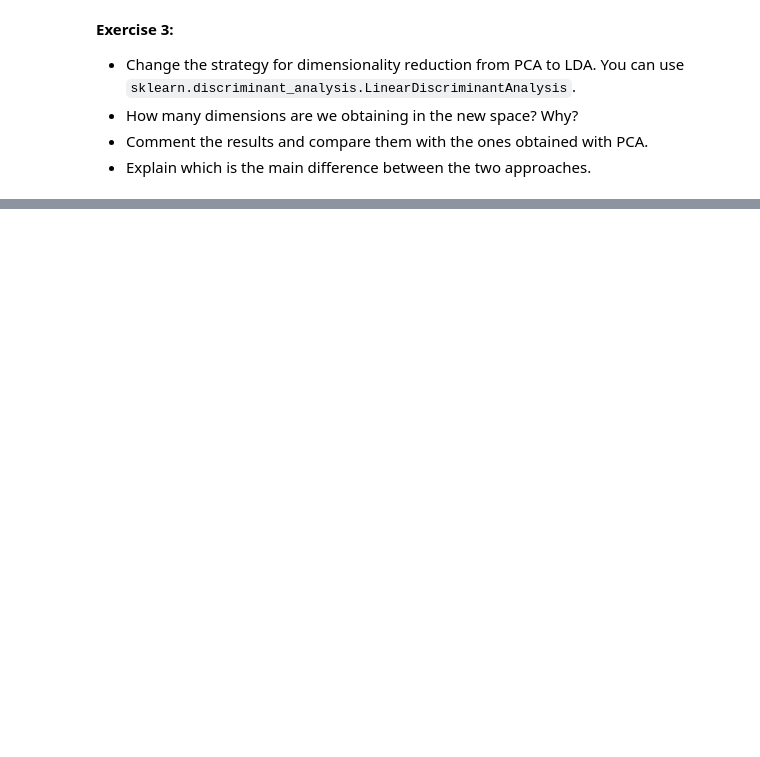
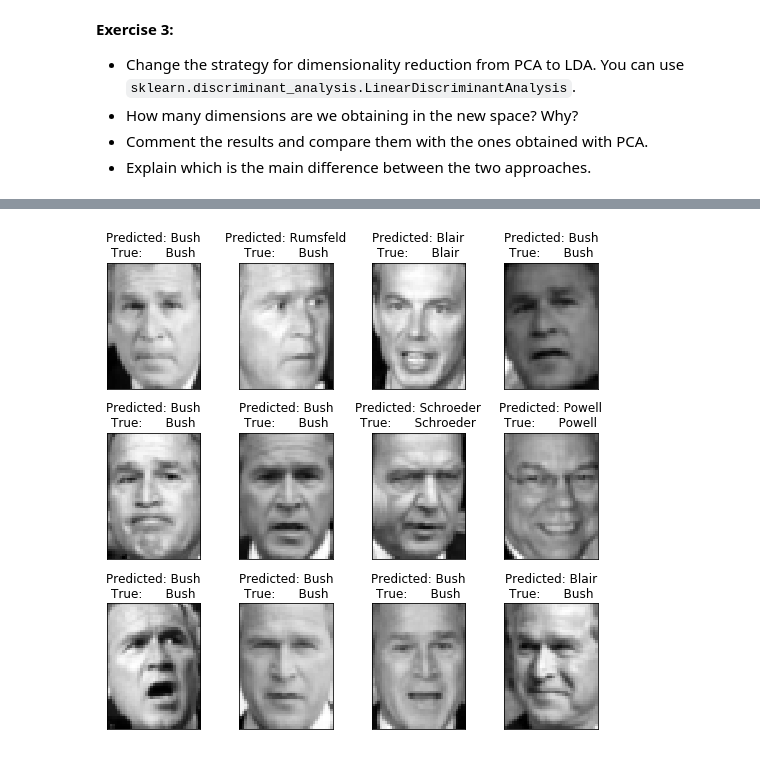
Before and after one commit to jdecid/MAI-CV, a Jupyter notebook: labs/s6/CV1920-p6.ipynb, the cells around one changed output, grey strips where cells are left out. Cells and saved outputs as stored; diff of their text form; code cells hidden in the pictures; blank space fills up the shorter version.

```diff
--- a/labs/s6/CV1920-p6.ipynb
+++ b/labs/s6/CV1920-p6.ipynb
@@ -311,0 +294,5 @@ Extracting the top 100 eigenfaces from 966 faces.
+# %%
+print(f'Training LDA')
+ts = time()
+lda = LinearDiscriminantAnalysis(n_components=n_classes-1).fit(X_train, y_train)
+print(f'- Done in {time() - ts:.3f}s\n')
@@ -334,0 +310,13 @@ As LDA makes assumptions about normally distributed classes and equal class cova
+# %%
+# #############################################################################
+# Quantitative evaluation of the model quality on the test set
+
+print('Predicting people\'s names on the test set')
+
+ts = time()
+y_pred = lda.predict(X_test)
+
+print(f'- Done in {time() - ts}')
+
+print(classification_report(y_test, y_pred, target_names=target_names))
+print(confusion_matrix(y_test, y_pred, labels=range(n_classes)))
@@ -334,0 +351,30 @@ As LDA makes assumptions about normally distributed classes and equal class cova
+# %%
+# #############################################################################
+# Qualitative evaluation of the model quality on the test set
+
+def plot_gallery(images, titles, h, w, n_row=3, n_col=4):
+    """Helper function to plot a gallery of portraits"""
+    plt.figure(figsize=(1.8 * n_col, 2.4 * n_row))
+    plt.subplots_adjust(bottom=0, left=.01, right=.99, top=.90, hspace=.35)
+    for i in range(n_row * n_col):
+        plt.subplot(n_row, n_col, i + 1)
+        plt.imshow(images[i].reshape((h, w)), cmap=plt.cm.gray)
+        plt.title(titles[i], size=12)
+        plt.xticks(())
+        plt.yticks(())
+
+
+# plot the result of the prediction on a portion of the test set
+
+def title(y_pred, y_test, target_names, i):
+    pred_name = target_names[y_pred[i]].rsplit(' ', 1)[-1]
+    true_name = target_names[y_test[i]].rsplit(' ', 1)[-1]
+    return f'Predicted: {pred_name}\nTrue:      {true_name}'
+
+
+prediction_titles = [title(y_pred, y_test, target_names, i)
+                     for i in range(y_pred.shape[0])]
+
+plot_gallery(X_test, prediction_titles, h, w)
+# %% [output]
+[figure, added]
```
Also changed, not shown: parts of 13 cells of this notebook.
